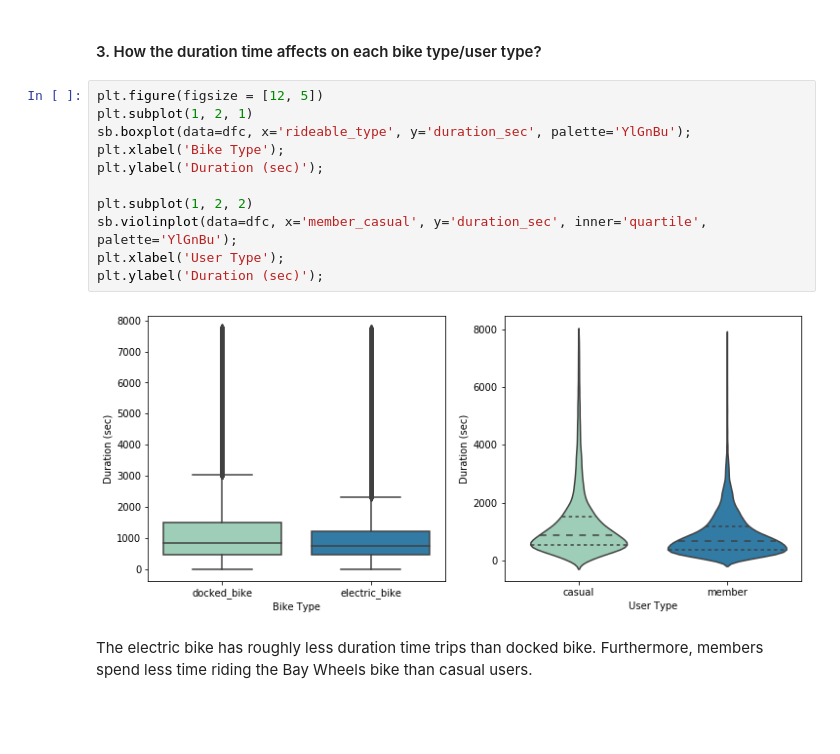
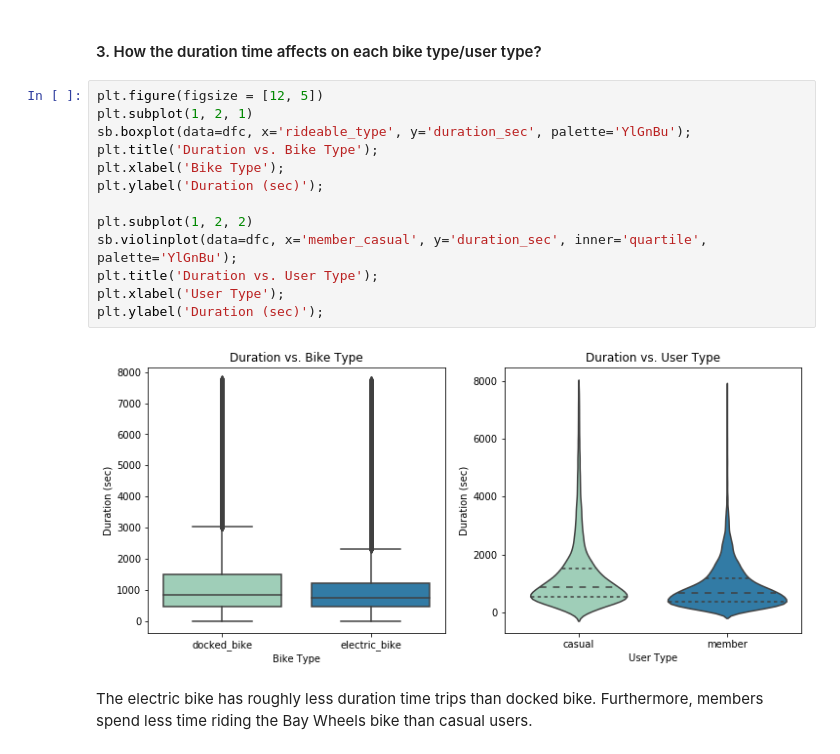
Before and after one commit to bsunaidi/Communicate-Data-Findings, a Jupyter notebook: exploration.ipynb, the cells around one changed output. Drawn from its saved outputs; the diff is of its cells as text; blank space fills up the shorter version.

```diff
--- a/exploration.ipynb
+++ b/exploration.ipynb
@@ -368,16 +376,18 @@ After filtering the outliers of the duration column, it turns out that regardles
 # %%
 plt.figure(figsize = [12, 5])
 plt.subplot(1, 2, 1)
 sb.boxplot(data=dfc, x='rideable_type', y='duration_sec', palette='YlGnBu');
+plt.title('Duration vs. Bike Type');
 plt.xlabel('Bike Type');
 plt.ylabel('Duration (sec)');
 
 plt.subplot(1, 2, 2)
 sb.violinplot(data=dfc, x='member_casual', y='duration_sec', inner='quartile', palette='YlGnBu');
+plt.title('Duration vs. User Type');
 plt.xlabel('User Type');
 plt.ylabel('Duration (sec)');
 # %% [output]
-[figure, old version]
+[figure, new version]
 # %% [markdown]
 The electric bike has roughly less duration time trips than docked bike. Furthermore, members spend less time riding the Bay Wheels bike than casual users.
 # %% [markdown]
```
Also changed, not shown: parts of 10 cells of this notebook, 3 other files.
